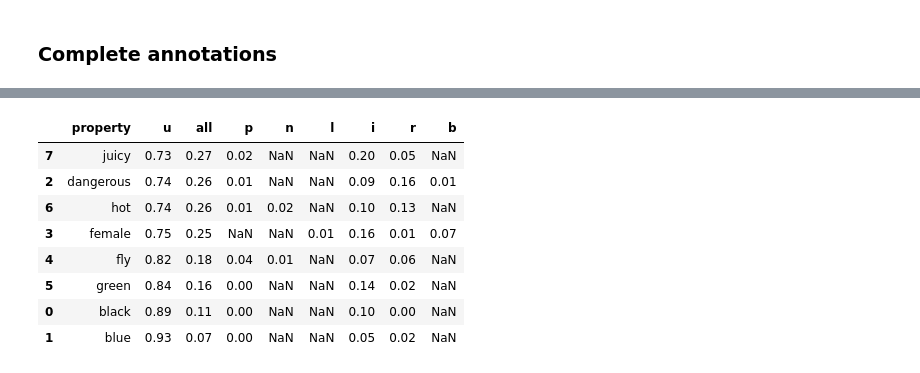
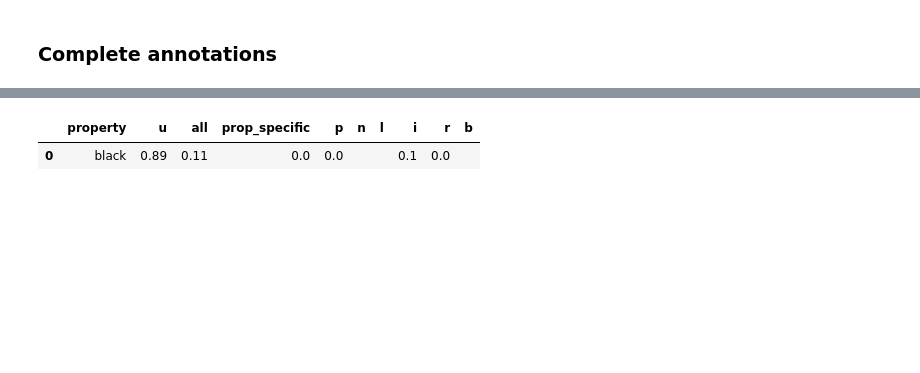
Before and after one commit to PiaSommerauer/corpus_diagnostics, a Jupyter notebook: scripts/refined context analysis.ipynb, the cells around one changed output, grey strips where cells are left out. Drawn from its saved outputs; the diff is of its cells as text; code cells hidden in the pictures; blank space fills up the shorter version.

Commit message:
update  analysis and annotation

```diff
--- a/scripts/refined context analysis.ipynb
+++ b/scripts/refined context analysis.ipynb
@@ -207,9 +248,13 @@ def get_top_distinctive_contexts(properties, model_name):
     return table
 # %%
 model_name = 'giga_full_updated'
-properties = get_properties()
-cutoff = 20
+#properties = get_properties()
+properties_test = ['dangerous']
+properties = [p for p in properties if p not in properties_test]
+cutoff = 3
+cutoff_concepts = 5
 
 for prop in properties:
+    print(prop)
     aggregate_contexts(prop, cutoff, model_name)
-    prepare_annotation(prop, model_name, cutoff)
+    prepare_annotation(prop, model_name, cutoff, cutoff_concepts)
@@ -371,26 +526,23 @@ wings
 yellow
 # %%
 model_name = 'giga_full_updated'
-properties = ['black', 'blue', 'dangerous', 'female', 'fly', 'green', 'hot', 'juicy']
-
+properties = [
+    'black'
+             ]
+cols = ['property', 'u', 'all', 'prop_specific', 'p', 'n', 'l', 'i', 'r', 'b']
 table = []
 for prop in properties:
     d = dict()
     d['property'] =  prop
     d.update(get_evidence_distribution(model_name, prop))
+    for c in cols:
+        if c not in d:
+            d[c] = ''
     table.append(d)
 
-cols = ['property', 'u', 'all', 'p', 'n', 'l', 'i', 'r', 'b']
+#cols = ['property', 'u', 'all', 'prop_specific', 'p', 'n', 'l', 'i', 'r', 'b']
 df = pd.DataFrame(table)
-df = df.round(2)
-df[cols].sort_values('all', ascending = False)
+df[cols].sort_values('all', ascending = False).round(2)
 # %% [output]
-|  | property | u | all | p | n | l | i | r | b |
-| 7 | juicy | 0.73 | 0.27 | 0.02 | NaN | NaN | 0.20 | 0.05 | NaN |
-| 2 | dangerous | 0.74 | 0.26 | 0.01 | NaN | NaN | 0.09 | 0.16 | 0.01 |
-| 6 | hot | 0.74 | 0.26 | 0.01 | 0.02 | NaN | 0.10 | 0.13 | NaN |
-| 3 | female | 0.75 | 0.25 | NaN | NaN | 0.01 | 0.16 | 0.01 | 0.07 |
-| 4 | fly | 0.82 | 0.18 | 0.04 | 0.01 | NaN | 0.07 | 0.06 | NaN |
-| 5 | green | 0.84 | 0.16 | 0.00 | NaN | NaN | 0.14 | 0.02 | NaN |
-| 0 | black | 0.89 | 0.11 | 0.00 | NaN | NaN | 0.10 | 0.00 | NaN |
-| 1 | blue | 0.93 | 0.07 | 0.00 | NaN | NaN | 0.05 | 0.02 | NaN |
+|  | property | u | all | prop_specific | p | n | l | i | r | b |
+| 0 | black | 0.89 | 0.11 | 0.0 | 0.0 |  |  | 0.1 | 0.0 |  |
```
Also changed, not shown: parts of 17 cells of this notebook, 39 other files.
